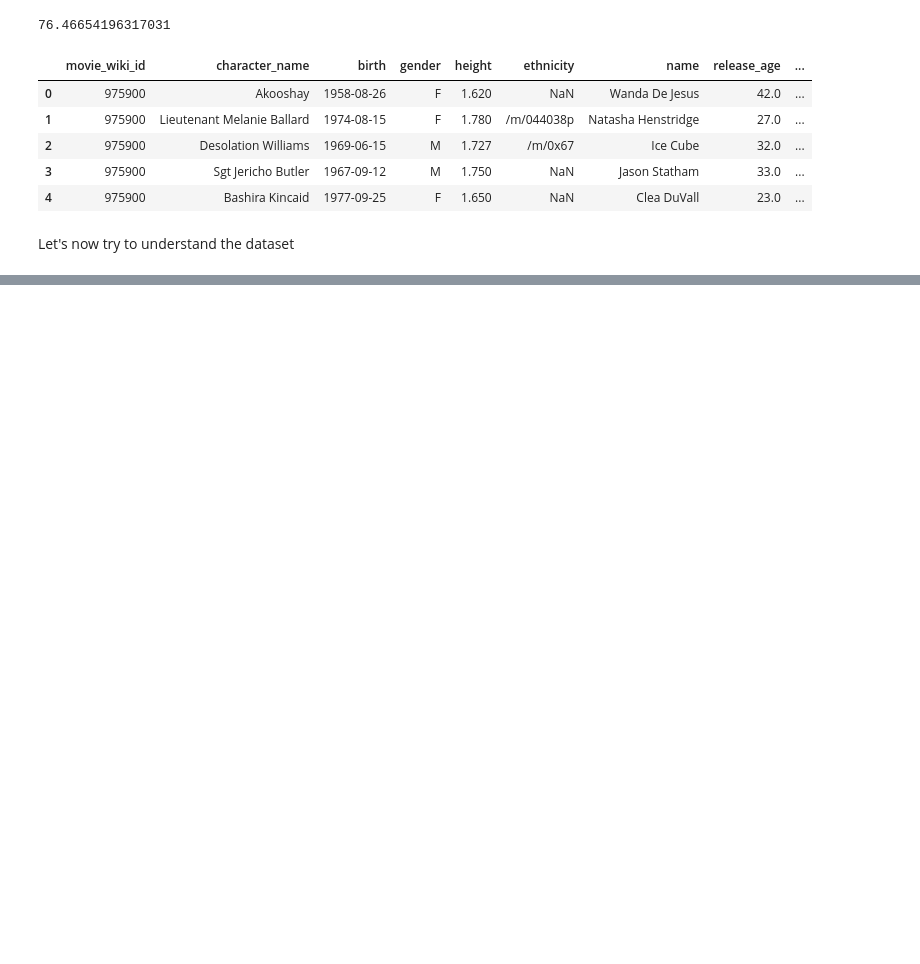
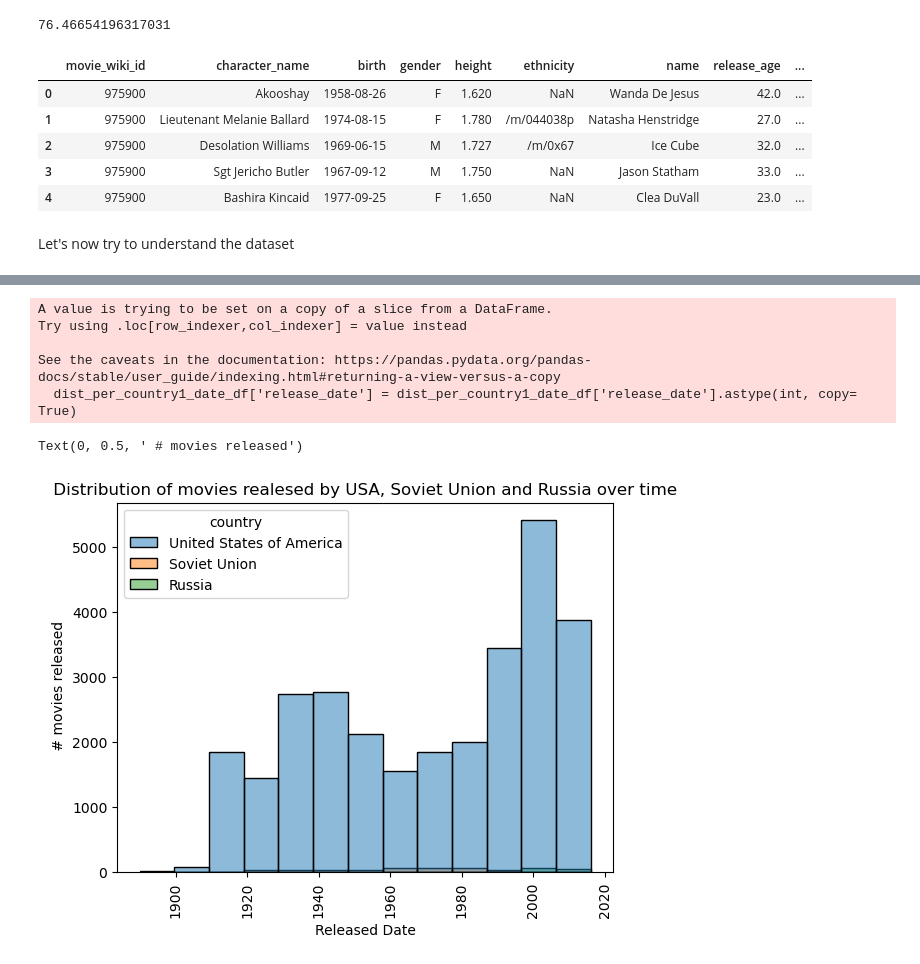
Before and after one commit to epfl-ada/ada-2024-project-spaghettisolution, a Jupyter notebook: src/data/data_wrangling.ipynb, the cells around one changed output, grey strips where cells are left out. Cells and saved outputs as stored; diff of their text form; code cells hidden in the pictures; blank space fills up the shorter version.

Commit message:
data wrangling

```diff
--- a/src/data/data_wrangling.ipynb
+++ b/src/data/data_wrangling.ipynb
@@ -175,0 +198,24 @@ movies_clean_df['country'].isna().sum()
+# %%
+# lets go deeper in analysis by including time
+
+
+# remove None value in realese_date column and convert it to int
+dist_per_country1_date_df= dist_per_sub_country1_df.dropna(subset = ['release_date'],inplace=False)
+dist_per_country1_date_df['release_date'] = dist_per_country1_date_df['release_date'].astype(int, copy= True)
+
+#plot
+sns.histplot(x ='release_date', hue= 'country', data= dist_per_country1_date_df, binwidth= 10);
+plt.xticks(rotation = 90)
+plt.title(" Distribution of movies realesed by USA, Soviet Union and Russia over time ")
+plt.xlabel("Released Date")
+plt.ylabel(" # movies released")
+
+#lets do this but in separate plot since we don't see a lot...
+# %% [output]
+A value is trying to be set on a copy of a slice from a DataFrame.
+Try using .loc[row_indexer,col_indexer] = value instead
+
+See the caveats in the documentation: https://pandas.pydata.org/pandas-docs/stable/user_guide/indexing.html#returning-a-view-versus-a-copy
+  dist_per_country1_date_df['release_date'] = dist_per_country1_date_df['release_date'].astype(int, copy= True)
+Text(0, 0.5, ' # movies released')
+[figure, added]
```
Also changed, not shown: parts of 27 cells of this notebook, 1 other file.
